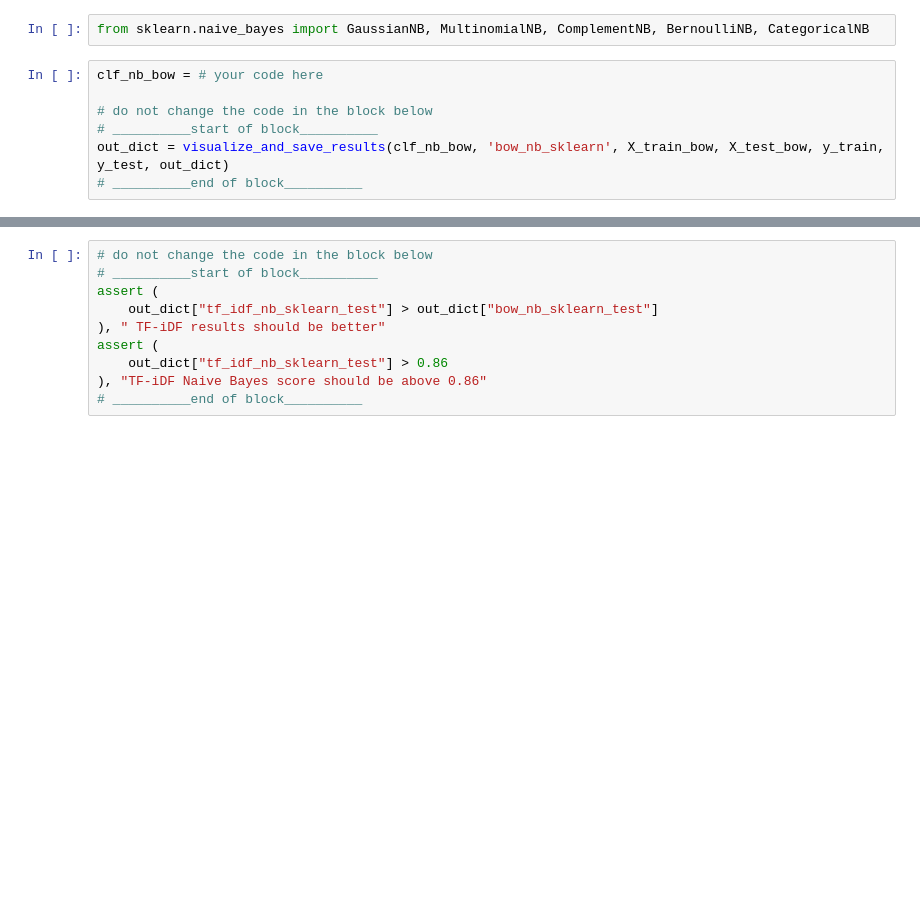
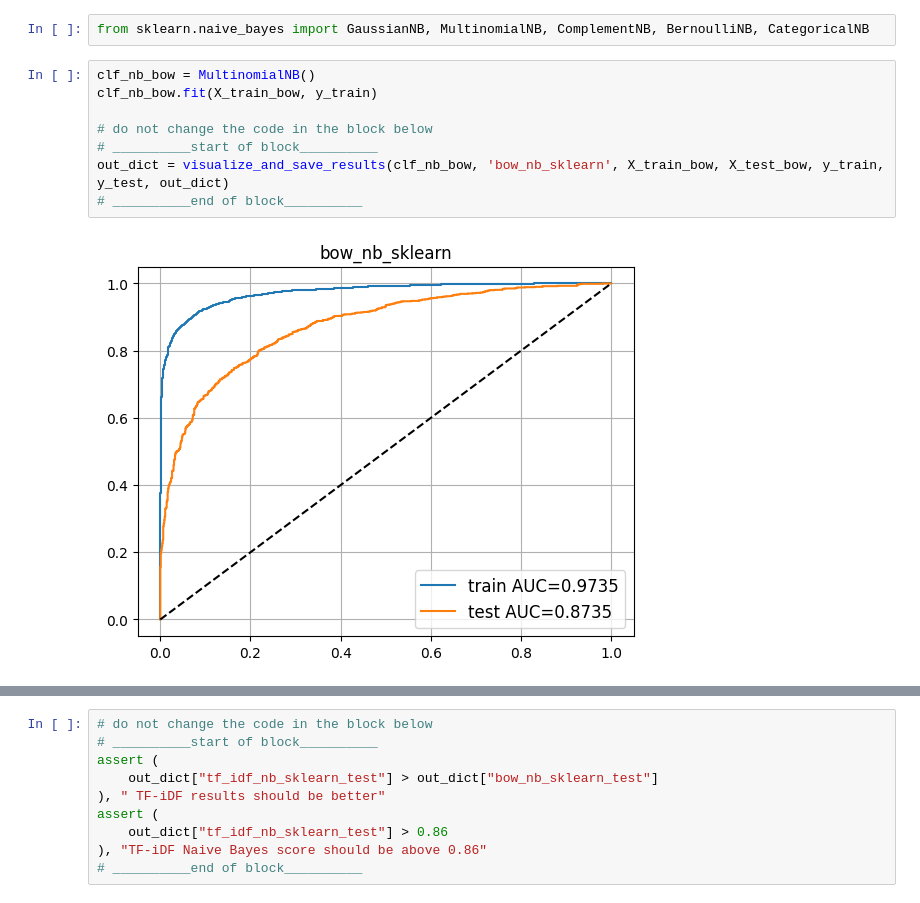
Before and after one commit to dmamayeva/Data-Science-, a Jupyter notebook: homeworks/hw04_bert_and_co/assignment_classic_text_classification.ipynb, the cells around one changed output, grey strips where cells are left out. Drawn from its saved outputs; the diff is of its cells as text; blank space fills up the shorter version.

```diff
--- a/homeworks/hw04_bert_and_co/assignment_classic_text_classification.ipynb
+++ b/homeworks/hw04_bert_and_co/assignment_classic_text_classification.ipynb
@@ -488,10 +493,13 @@ out_dict["tf_idf_k_vary"] = results
 # %%
 from sklearn.naive_bayes import GaussianNB, MultinomialNB, ComplementNB, BernoulliNB, CategoricalNB
 # %%
-clf_nb_bow = # your code here
+clf_nb_bow = MultinomialNB()
+clf_nb_bow.fit(X_train_bow, y_train)
 
 # do not change the code in the block below
 # __________start of block__________
 out_dict = visualize_and_save_results(clf_nb_bow, 'bow_nb_sklearn', X_train_bow, X_test_bow, y_train, y_test, out_dict)
 # __________end of block__________
+# %% [output]
+[figure, added]
 # %%
```
Also changed, not shown: parts of 14 cells of this notebook.
